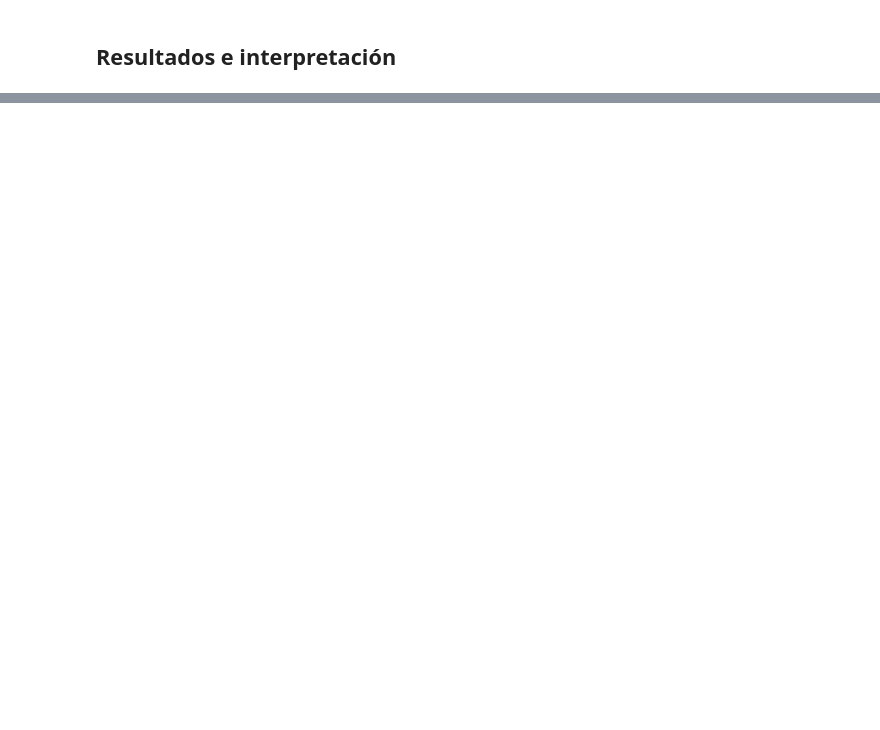
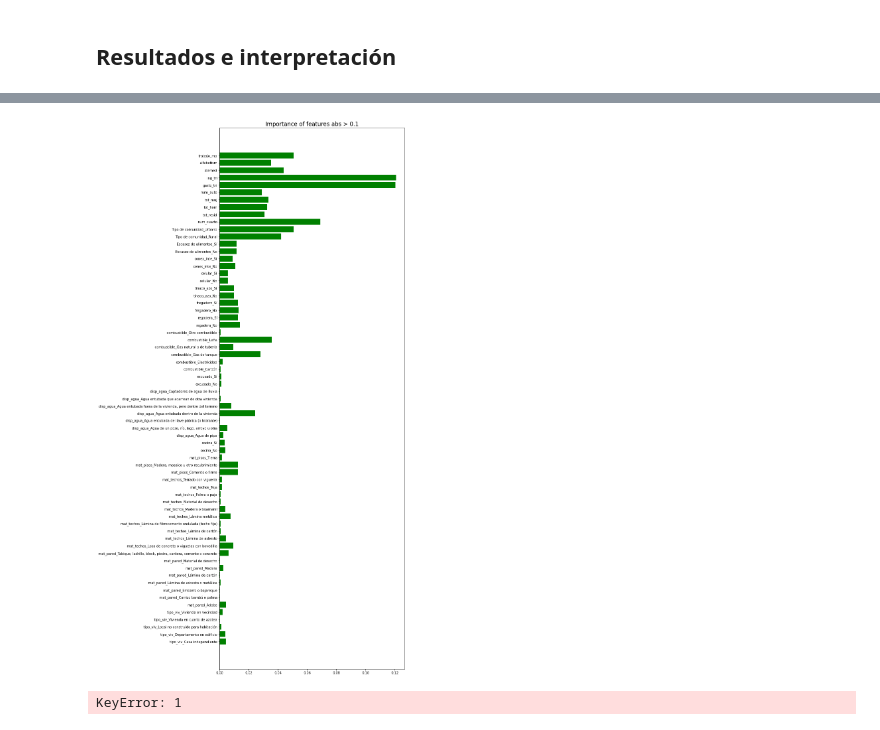
Before and after one commit to alina12358/Submodulos-1.6-y-2.6, a Jupyter notebook: Classification models.ipynb, the cells around one changed output, grey strips where cells are left out. Cells and saved outputs as stored; diff of their text form; code cells hidden in the pictures; blank space fills up the shorter version.

```diff
--- a/Classification models.ipynb
+++ b/Classification models.ipynb
@@ -130,0 +228,24 @@ Accuracy: 0.6622762196737444
+# %%
+rfc_importance = rfc.feature_importances_
+rfc_importance = pd.DataFrame({'Variable':X_train.columns,'Importance':rfc_importance})
+plt.rcParams['figure.figsize']=(10,30)
+plt.barh('Variable','Importance',data=rfc_importance,color='g')
+plt.title('Importance of features abs > 0.1',fontsize=17)
+plt.show()
+# %% [output]
+[figure, added]
+# %%
+imp = rfc_importance
+dic = {}
+for column in X.columns:
+    dic[column] = 0
+    for col in imp['Variable']:
+        if column in col:
+            dic[column] += imp.loc[imp[imp['Variable']==col].index,'Importance'].values * enc_df[col].value_counts()[1]/len(enc_df.index)*100
+
+total_importance = pd.DataFrame(dic).transpose().reset_index().rename(columns={'index':'Variable',0:'Importance'})
+total_importance = total_importance.sort_values(by=['Importance'],ascending=True)
+total_importance = round(total_importance,4)
+total_importance
+# %% [output]
+KeyError: 1
```
Also changed, not shown: parts of 15 cells of this notebook.
